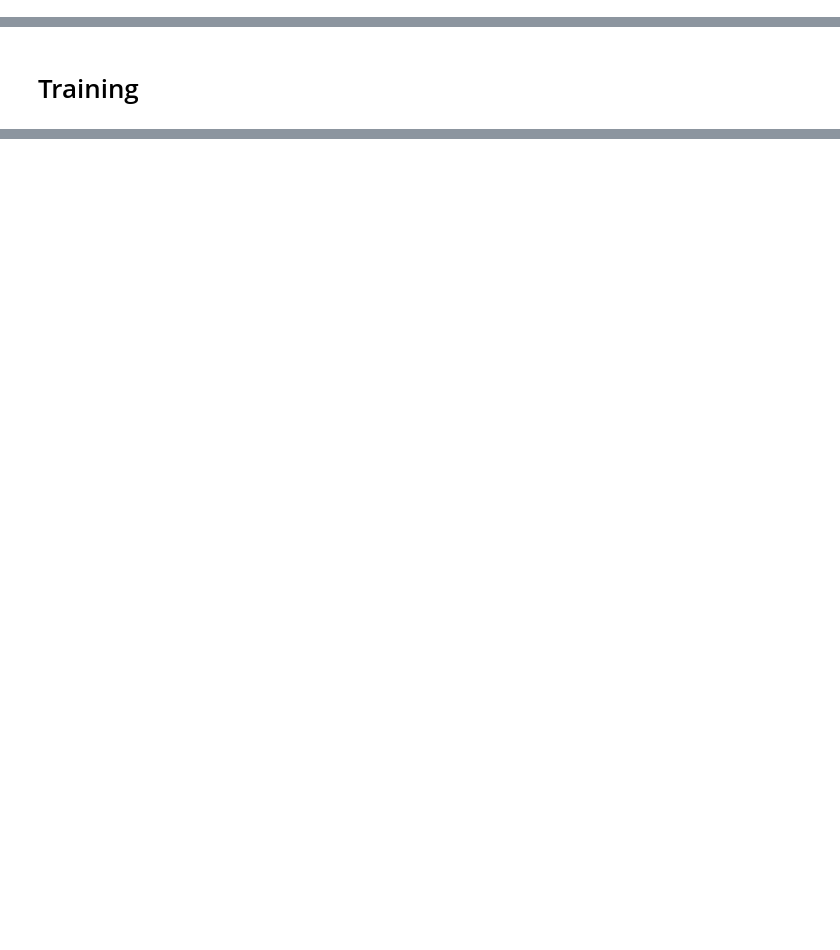
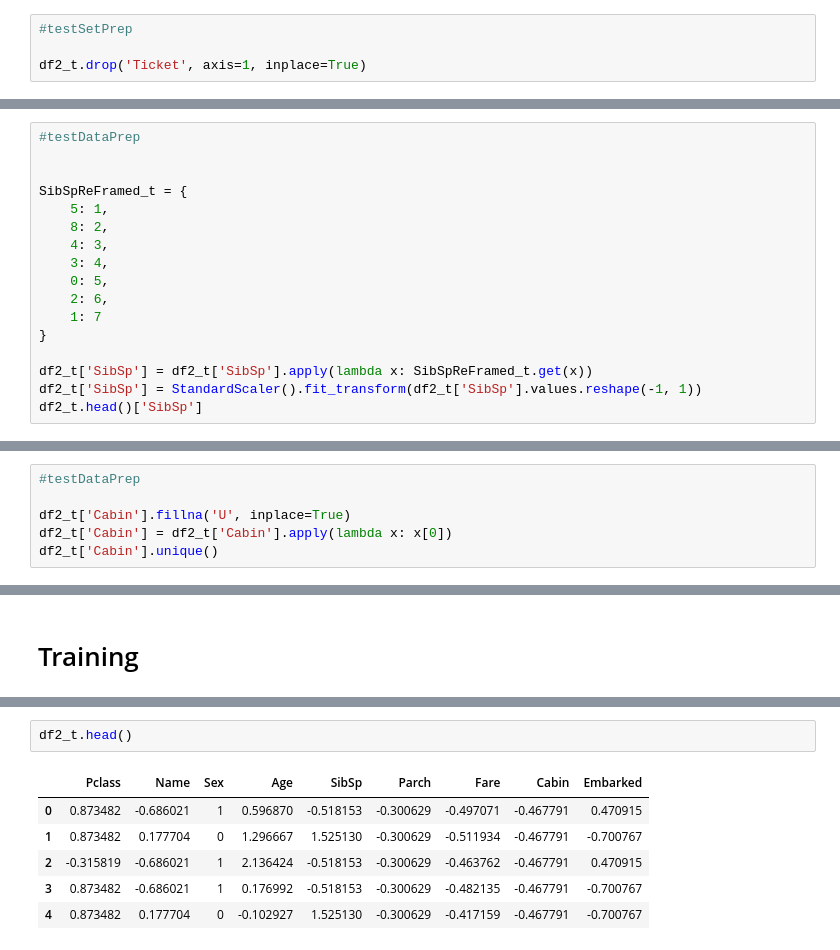
Before and after one commit to apakrash/kaggle_titanic, a Jupyter notebook: titanic-2.ipynb, the cells around one changed output, grey strips where cells are left out. Cells and saved outputs as stored; diff of their text form; blank space fills up the shorter version.

```diff
--- a/titanic-2.ipynb
+++ b/titanic-2.ipynb
@@ -190,6 +288,10 @@ df2['Parch'] = StandardScaler().fit_transform(df2['Parch'].values.reshape(-1, 1)
 # dropping ticket now, will visit later
 
 df2.drop('Ticket', axis=1, inplace=True)
+# %%
+#testSetPrep
+
+df2_t.drop('Ticket', axis=1, inplace=True)
 # %%
 df2['Embarked'].fillna('S', inplace=True)
 fig = plt.figure(figsize=(15,4))
@@ -247,0 +375,17 @@ Name: SibSp, dtype: float64
+# %%
+#testDataPrep
+
+
+SibSpReFramed_t = {
+    5: 1,
+    8: 2,
+    4: 3,
+    3: 4,
+    0: 5,
+    2: 6,
+    1: 7
+}
+
+df2_t['SibSp'] = df2_t['SibSp'].apply(lambda x: SibSpReFramed_t.get(x))
+df2_t['SibSp'] = StandardScaler().fit_transform(df2_t['SibSp'].values.reshape(-1, 1))
+df2_t.head()['SibSp']
@@ -251,3 +402,9 @@ df2['Cabin'] = df2['Cabin'].apply(lambda x: x[0])
 df2['Cabin'].unique()
 # %% [output]
 array(['U', 'C', 'E', 'G', 'D', 'A', 'B', 'F', 'T'], dtype=object)
+# %%
+#testDataPrep
+
+df2_t['Cabin'].fillna('U', inplace=True)
+df2_t['Cabin'] = df2_t['Cabin'].apply(lambda x: x[0])
+df2_t['Cabin'].unique()
@@ -346,0 +537,9 @@ RandomForestClassifier(bootstrap=True, class_weight=None, criterion='gini',
+# %%
+df2_t.head()
+# %% [output]
+|  | Pclass | Name | Sex | Age | SibSp | Parch | Fare | Cabin | Embarked |
+| 0 | 0.873482 | -0.686021 | 1 | 0.596870 | -0.518153 | -0.300629 | -0.497071 | -0.467791 | 0.470915 |
+| 1 | 0.873482 | 0.177704 | 0 | 1.296667 | 1.525130 | -0.300629 | -0.511934 | -0.467791 | -0.700767 |
+| 2 | -0.315819 | -0.686021 | 1 | 2.136424 | -0.518153 | -0.300629 | -0.463762 | -0.467791 | 0.470915 |
+| 3 | 0.873482 | -0.686021 | 1 | 0.176992 | -0.518153 | -0.300629 | -0.482135 | -0.467791 | -0.700767 |
+| 4 | 0.873482 | 0.177704 | 0 | -0.102927 | 1.525130 | -0.300629 | -0.417159 | -0.467791 | -0.700767 |
```
Also changed, not shown: parts of 24 cells of this notebook, 4 other files.
